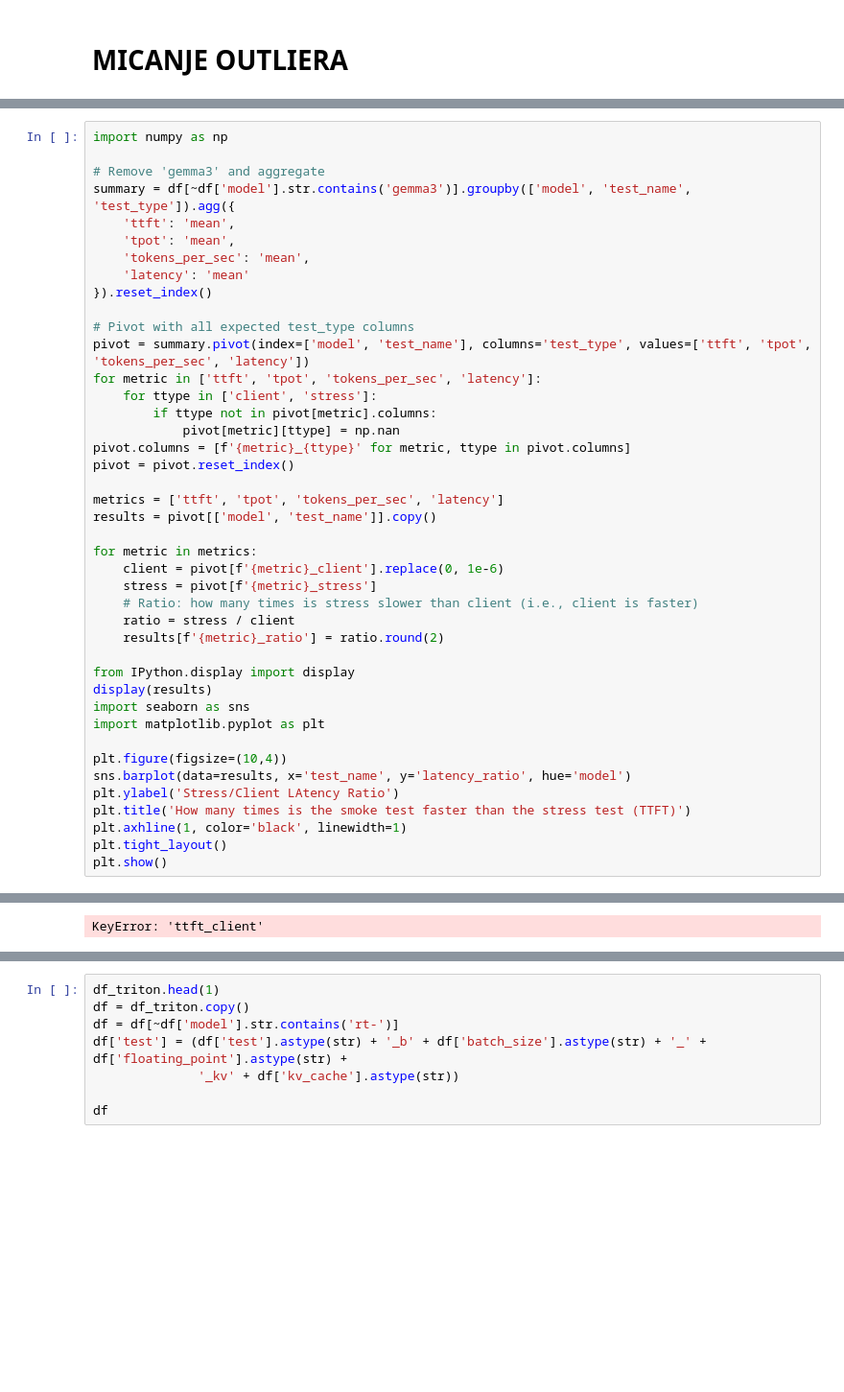
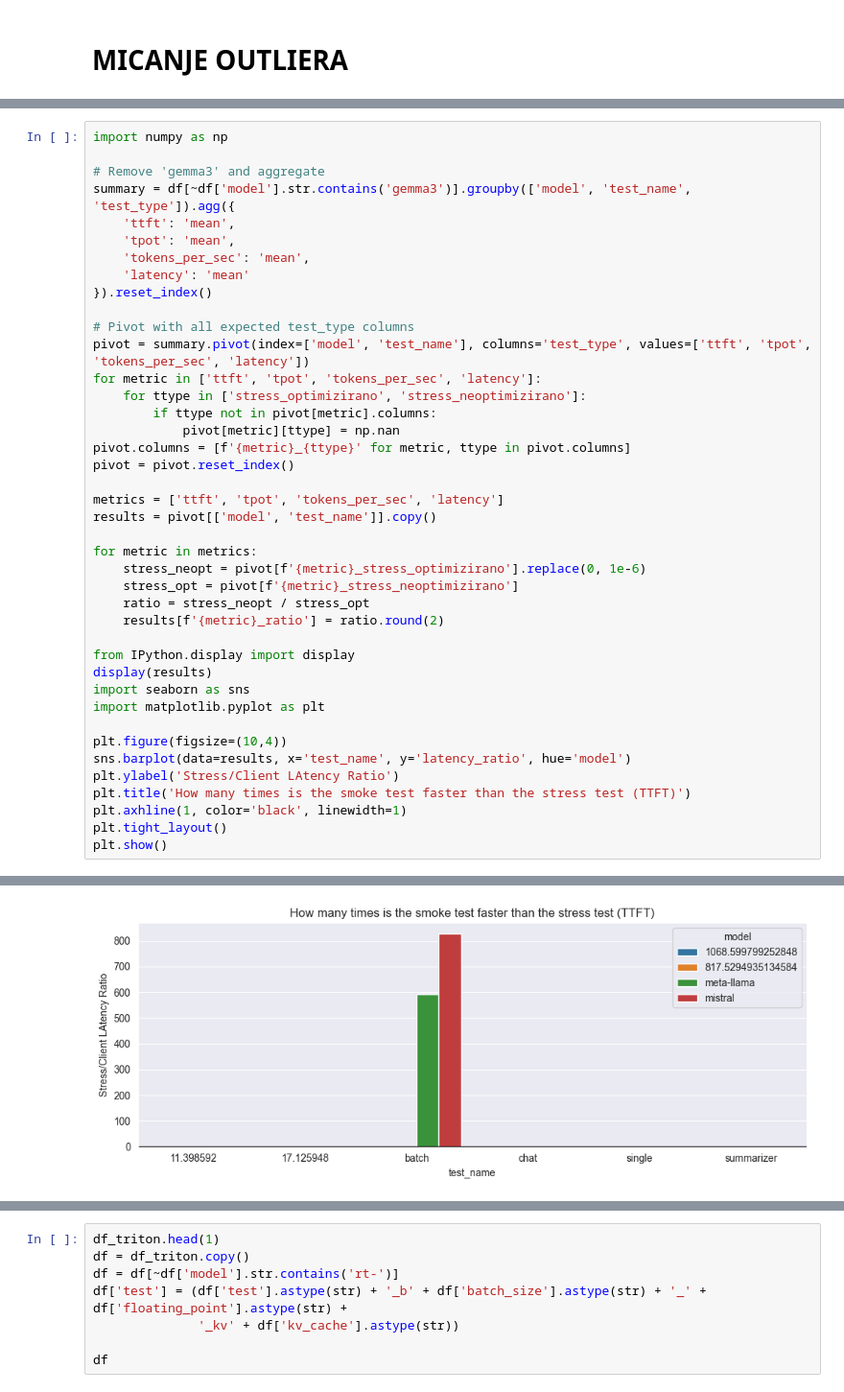
Before and after one commit to vanjaluk8/eksperiment_LLM, a Jupyter notebook: metrike/2707/analiza_test_neoptimizirano2.ipynb, the cells around one changed output, grey strips where cells are left out. Shown at 96% size. Cells and saved outputs as stored; diff of their text form; blank space fills up the shorter version.

```diff
--- a/metrike/2707/analiza_test_neoptimizirano2.ipynb
+++ b/metrike/2707/analiza_test_neoptimizirano2.ipynb
@@ -249,7 +260,7 @@ summary = df[~df['model'].str.contains('gemma3')].groupby(['model', 'test_name',
 # Pivot with all expected test_type columns
 pivot = summary.pivot(index=['model', 'test_name'], columns='test_type', values=['ttft', 'tpot', 'tokens_per_sec', 'latency'])
 for metric in ['ttft', 'tpot', 'tokens_per_sec', 'latency']:
-    for ttype in ['client', 'stress']:
+    for ttype in ['stress_optimizirano', 'stress_neoptimizirano']:
         if ttype not in pivot[metric].columns:
             pivot[metric][ttype] = np.nan
 pivot.columns = [f'{metric}_{ttype}' for metric, ttype in pivot.columns]
@@ -259,10 +270,9 @@ metrics = ['ttft', 'tpot', 'tokens_per_sec', 'latency']
 results = pivot[['model', 'test_name']].copy()
 
 for metric in metrics:
-    client = pivot[f'{metric}_client'].replace(0, 1e-6)
-    stress = pivot[f'{metric}_stress']
-    # Ratio: how many times is stress slower than client (i.e., client is faster)
-    ratio = stress / client
+    stress_neopt = pivot[f'{metric}_stress_optimizirano'].replace(0, 1e-6)
+    stress_opt = pivot[f'{metric}_stress_neoptimizirano']
+    ratio = stress_neopt / stress_opt
     results[f'{metric}_ratio'] = ratio.round(2)
 
 from IPython.display import display
@@ -298 +290,0 @@ See the caveats in the documentation: https://pandas.pydata.org/pandas-docs/stab
-KeyError: 'ttft_client'
@@ -299,3 +302,4 @@ KeyError: 'ttft_client'
+[figure, added]
 # %%
 # TIP TESTA
 # Vizualizacija: TTFT po modelima za oba tipa testiranja
```
Also changed, not shown: parts of 11 cells of this notebook.
